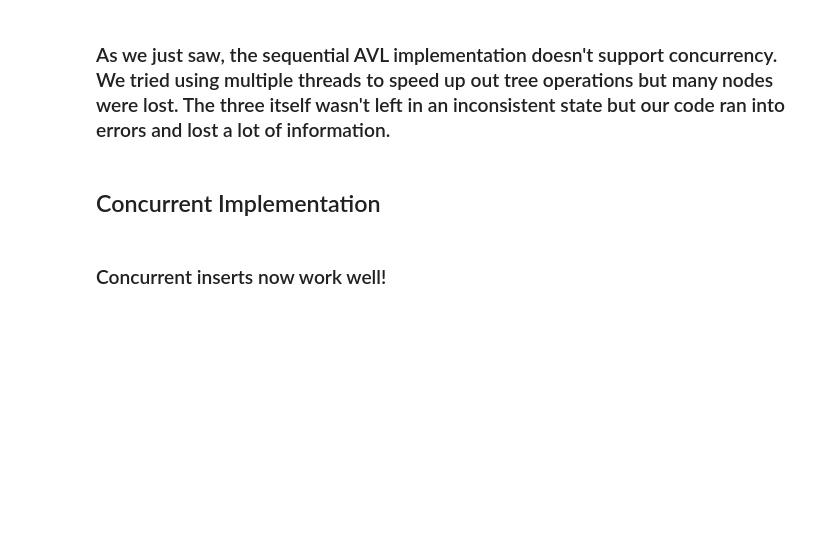
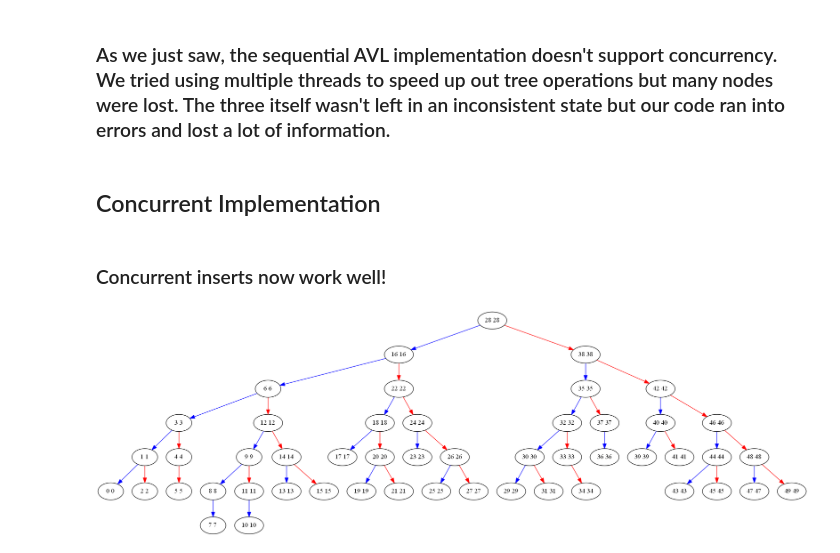
Before and after one commit to chyanju/pyConcurrentAVL, a Jupyter notebook: demo.ipynb, the cells around one changed output. Cells and saved outputs as stored; diff of their text form; code cells hidden in the pictures; blank space fills up the shorter version.

```diff
--- a/demo.ipynb
+++ b/demo.ipynb
@@ -89,16 +89,18 @@ conTree = ConAVL()
 # %%
 def insert(l, tree):
     for i in l:
         tree.put(i)
 
 ltp = random.sample(list(range(50)),k=50)
 
-seqTree = AVL()
+conTree = ConAVL()
 tpool = []
 for i in range(5):
-    tpool.append(threading.Thread(target=insert,args=(ltp[i*10:(i+1)*10],seqTree)))
+    tpool.append(threading.Thread(target=insert,args=(ltp[i*10:(i+1)*10],conTree)))
 for i in range(5):
     tpool[i].start()
 for i in range(5):
     tpool[i].join()
-seqTree.print()
+conTree.print()
+# %% [output]
+[figure, added]
```
Also changed, not shown: parts of 1 cell of this notebook.
